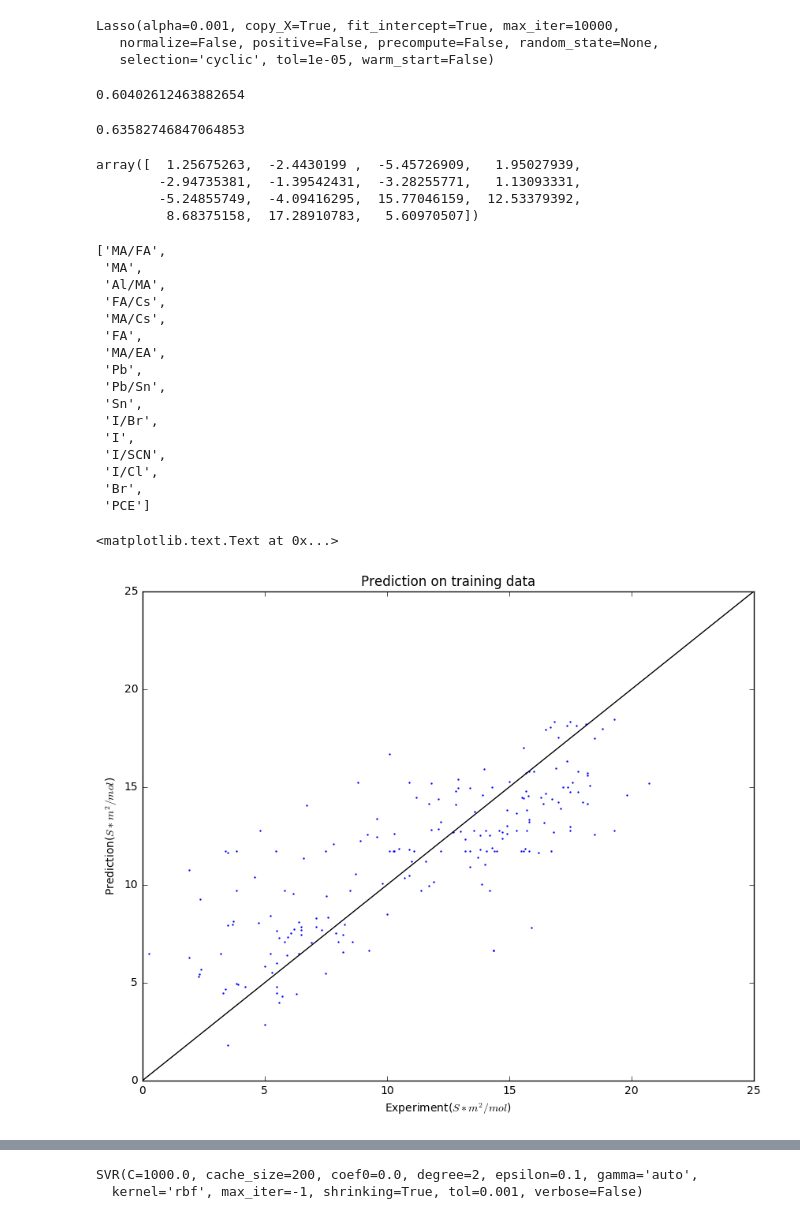
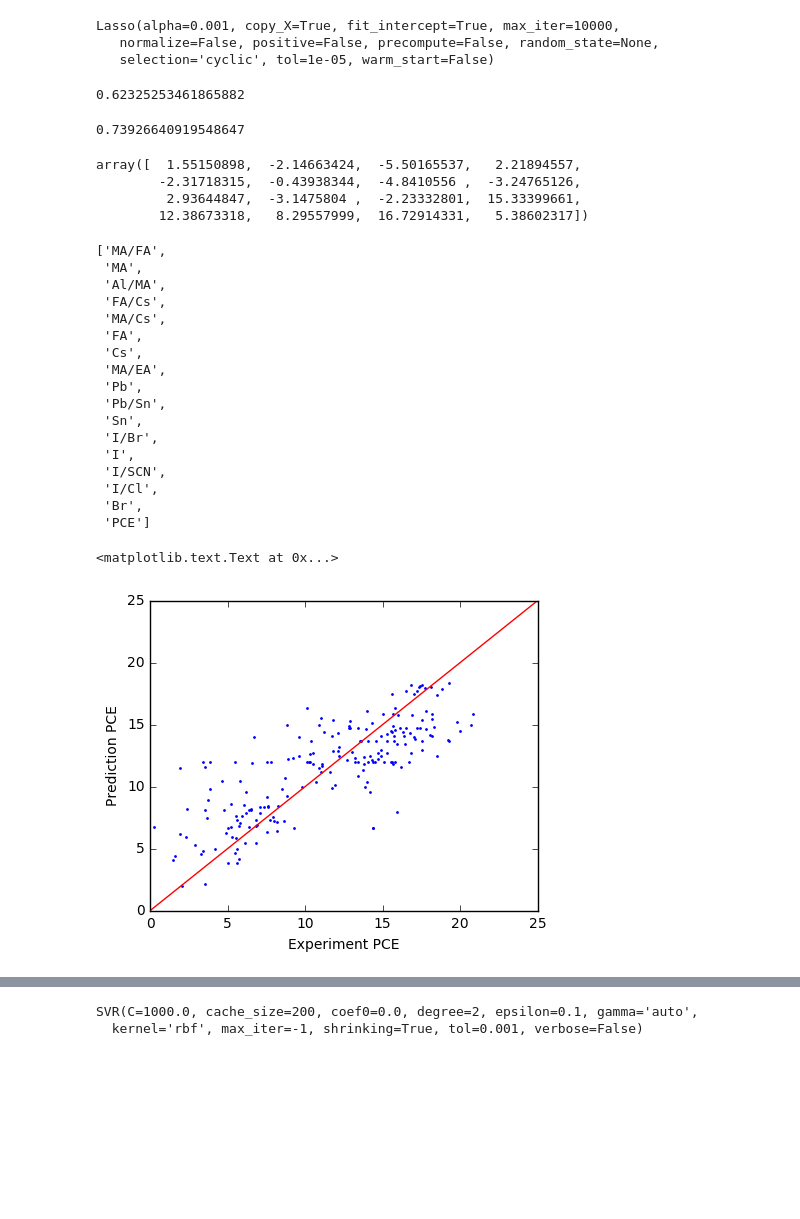
Before and after one commit to sdf94/DDDP-1, a Jupyter notebook: Results.ipynb, the cells around one changed output, grey strips where cells are left out. Cells and saved outputs as stored; diff of their text form; code cells hidden in the pictures; blank space fills up the shorter version.

```diff
--- a/Results.ipynb
+++ b/Results.ipynb
@@ -200,13 +199,14 @@ obj=lasso.fit(X_train,y_train)
 predict_train=obj.predict(X_train)
 
 # make the plot of prediction on training data
-plt.figure(figsize=(10,8))
-plt.scatter(y_train,predict_train,s=0.5,color='blue')
-plt.title('Prediction on training data')
-plt.plot(np.linspace(0,25,1000),np.linspace(0,25,1000),color='black')
+plt.figure(figsize=(5,4))
+plt.rcParams.update({'font.size': 10})
+plt.scatter(y_train,predict_train,s=1,color='blue')
+#plt.title('Prediction on training data')
+plt.plot(np.linspace(0,25,1000),np.linspace(0,25,1000),color='red')
 plt.xlim((0,25))
 plt.ylim((0,25))
-plt.xlabel("Experiment($S*m^2/mol$)")
-plt.ylabel("Prediction($S*m^2/mol$)")
+plt.xlabel("Experiment PCE")
+plt.ylabel("Prediction PCE")
 # %% [output]
 <matplotlib.text.Text at 0x...>
@@ -215,10 +215,11 @@ plt.ylabel("Prediction($S*m^2/mol$)")
 predict_test=obj.predict(X_test)
 
 # make the plot of predition on testing data
-plt.figure(figsize=(10,8))
-plt.scatter(y_test,predict_test,s=0.5,color='blue')
-plt.title('Prediction on testing data')
-plt.plot(np.linspace(0,25,1000),np.linspace(0,25,1000),color='black')
+plt.figure(figsize=(5,4))
+plt.rcParams.update({'font.size': 10})
+plt.scatter(y_test,predict_test,s=1,color='blue')
+#plt.title('Prediction on testing data')
+plt.plot(np.linspace(0,25,1000),np.linspace(0,25,1000),color='red')
 plt.xlim((0,25))
 plt.ylim((0,25))
 plt.xlabel("Experiment PCE")
@@ -247,5 +248,5 @@ lasso.score(X_test,y_test)
 # %%
-rdata1 = pd.read_csv('reduced_coefficient_3.csv')
+rdata1 = pd.read_csv('reduced_coefficient_2.csv')
 # %%
 rdata1.head()
 # %% [output]
@@ -321,18 +327,18 @@ predict_XX_test=lasso.predict(XX_test)
 # %%
 lasso.score(XX_train,yy_train)
 # %% [output]
-0.60402612463882654
+0.62325253461865882
 # %%
 lasso.score(XX_test,yy_test)
 # %% [output]
-0.63582746847064853
+0.73926640919548647
 # %%
 lasso.coef_
 # %% [output]
-array([  1.25675263,  -2.4430199 ,  -5.45726909,   1.95027939,
-        -2.94735381,  -1.39542431,  -3.28255771,   1.13093331,
-        -5.24855749,  -4.09416295,  15.77046159,  12.53379392,
-         8.68375158,  17.28910783,   5.60970507])
+array([  1.55150898,  -2.14663424,  -5.50165537,   2.21894557,
+        -2.31718315,  -0.43938344,  -4.8410556 ,  -3.24765126,
+         2.93644847,  -3.1475804 ,  -2.23332801,  15.33399661,
+        12.38673318,   8.29557999,  16.72914331,   5.38602317])
 # %%
 list(rdata1)
 # %% [output]
@@ -342,6 +348,7 @@ list(rdata1)
  'FA/Cs',
  'MA/Cs',
  'FA',
+ 'Cs',
  'MA/EA',
  'Pb',
  'Pb/Sn',
@@ -353,15 +360,16 @@ list(rdata1)
  'Br',
  'PCE']
 # %%
-plt.figure(figsize=(10,8))
-plt.scatter(yy_train,predict_XX_train,s=0.5,color='blue')
-plt.title('Prediction on training data')
-plt.plot(np.linspace(0,25,1000),np.linspace(0,25,1000),color='black')
+plt.figure(figsize=(5,4))
+plt.rcParams.update({'font.size': 10})
+plt.scatter(yy_train,predict_XX_train,s=1,color='blue')
+#plt.title('Prediction on training data')
+plt.plot(np.linspace(0,25,1000),np.linspace(0,25,1000),color='red')
 plt.xlim((0,25))
 plt.ylim((0,25))
-plt.xlabel("Experiment($S*m^2/mol$)")
-plt.ylabel("Prediction($S*m^2/mol$)")
+plt.xlabel("Experiment PCE")
+plt.ylabel("Prediction PCE")
 # %% [output]
 <matplotlib.text.Text at 0x...>
-[figure, old version]
+[figure, new version]
 # %%
```
Also changed, not shown: parts of 38 cells of this notebook.
